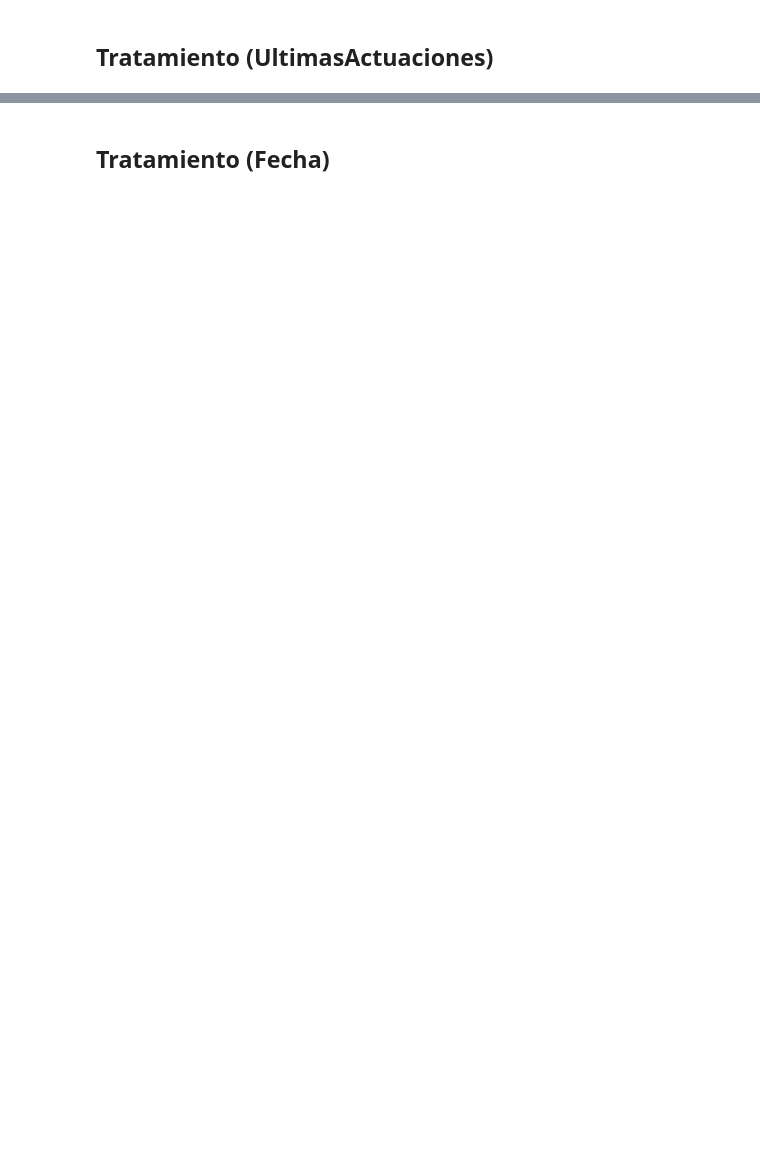
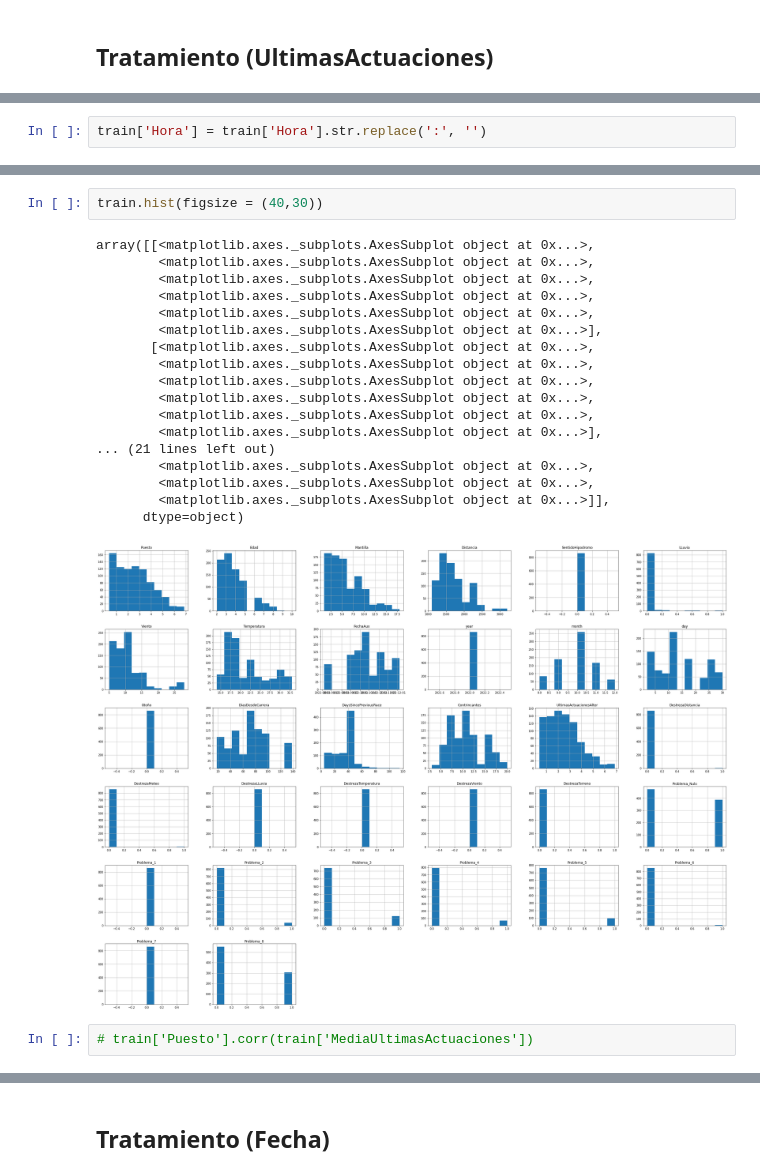
Before and after one commit to SergioNietoP/ML-Try-Catch, a Jupyter notebook: Turf_Prediction.ipynb, the cells around one changed output, grey strips where cells are left out. Drawn from its saved outputs; the diff is of its cells as text; blank space fills up the shorter version.

```diff
--- a/Turf_Prediction.ipynb
+++ b/Turf_Prediction.ipynb
@@ -351,0 +1398,2 @@ count_lastRaces(t_array)
+# %%
+train['Hora'] = train['Hora'].str.replace(':', '')
@@ -351,0 +1452,23 @@ count_lastRaces(t_array)
+# %%
+train.hist(figsize = (40,30))
+# %% [output]
+array([[<matplotlib.axes._subplots.AxesSubplot object at 0x...>,
+        <matplotlib.axes._subplots.AxesSubplot object at 0x...>,
+        <matplotlib.axes._subplots.AxesSubplot object at 0x...>,
+        <matplotlib.axes._subplots.AxesSubplot object at 0x...>,
+        <matplotlib.axes._subplots.AxesSubplot object at 0x...>,
+        <matplotlib.axes._subplots.AxesSubplot object at 0x...>],
+       [<matplotlib.axes._subplots.AxesSubplot object at 0x...>,
+        <matplotlib.axes._subplots.AxesSubplot object at 0x...>,
+        <matplotlib.axes._subplots.AxesSubplot object at 0x...>,
+        <matplotlib.axes._subplots.AxesSubplot object at 0x...>,
+        <matplotlib.axes._subplots.AxesSubplot object at 0x...>,
+        <matplotlib.axes._subplots.AxesSubplot object at 0x...>],
+... (21 lines left out)
+        <matplotlib.axes._subplots.AxesSubplot object at 0x...>,
+        <matplotlib.axes._subplots.AxesSubplot object at 0x...>,
+        <matplotlib.axes._subplots.AxesSubplot object at 0x...>]],
+      dtype=object)
+[figure, added]
+# %%
+# train['Puesto'].corr(train['MediaUltimasActuaciones'])
```
Also changed, not shown: parts of 264 cells of this notebook.
